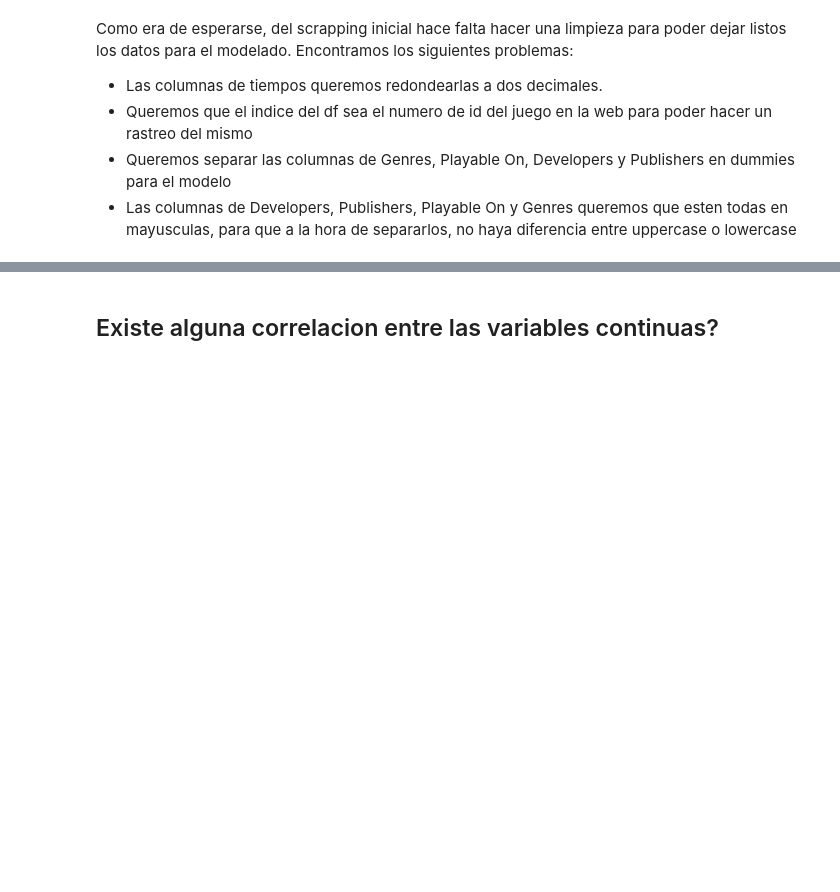
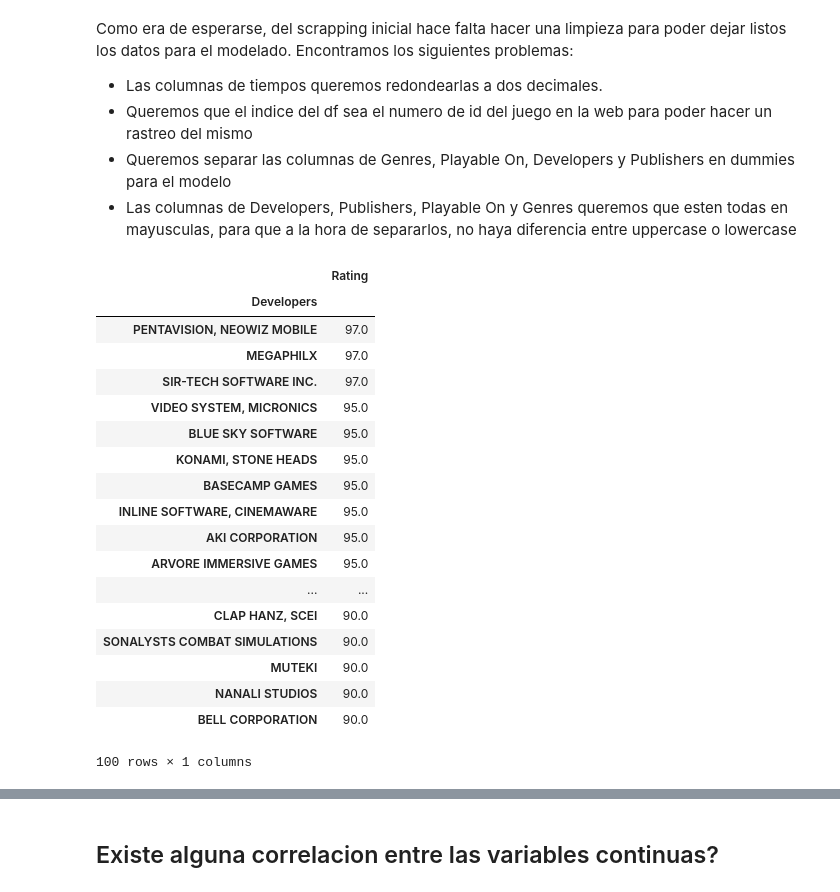
Before and after one commit to raharari/HLTB-Scrapper, a Jupyter notebook: Data Cleaning y Modelado.ipynb, the cells around one changed output, grey strips where cells are left out. Cells and saved outputs as stored; diff of their text form; code cells hidden in the pictures; blank space fills up the shorter version.

```diff
--- a/Data Cleaning y Modelado.ipynb
+++ b/Data Cleaning y Modelado.ipynb
@@ -19,10 +19,10 @@ import plotly.graph_objs as go
  - Se eliminaron los juegos con Type "DLC", "Expansion", etc. De esta manera solo con quedamos con jueos completos.
 # %%
 # Importo el archivo con la base de datos
-#df = pd.read_excel('C:/Users/Ramiro/Desktop/Digital House/Desafios/HLTB Scrapper/HowLongToBeat DB.xlsx')
+df = pd.read_excel('C:/Users/Ramiro/Desktop/Digital House/Desafios/HLTB Scrapper/HowLongToBeat DB.xlsx')
 #df = pd.read_excel('C:/Users/Ramiro/Desktop/Digital House/Desafios/HLTB Scrapper/HowLongToBeat DB_modificada.xlsx')
 
-df = pd.read_excel('C:/Users/rharari/Desktop/Data Science/HowLongToBeat DB.xlsx')
+#df = pd.read_excel('C:/Users/rharari/Desktop/Data Science/HowLongToBeat DB.xlsx')
 # %%
 df.info()
 # %% [output]
@@ -104,3 +100,29 @@ df = df.drop(columns='Id')
+# %%
+devs = df[['Developers', 'Rating']]
+# %%
+d = devs.groupby('Developers').mean()
+# %%
+d.sort_values('Rating', ascending=False)[0:100]
+# %% [output]
+|  | Rating |
+| Developers |  |
+| PENTAVISION, NEOWIZ MOBILE | 97.0 |
+| MEGAPHILX | 97.0 |
+| SIR-TECH SOFTWARE INC. | 97.0 |
+| VIDEO SYSTEM, MICRONICS | 95.0 |
+| BLUE SKY SOFTWARE | 95.0 |
+| KONAMI, STONE HEADS | 95.0 |
+| BASECAMP GAMES | 95.0 |
+| INLINE SOFTWARE, CINEMAWARE | 95.0 |
+| AKI CORPORATION | 95.0 |
+| ARVORE IMMERSIVE GAMES | 95.0 |
+| ... | ... |
+| CLAP HANZ, SCEI | 90.0 |
+| SONALYSTS COMBAT SIMULATIONS | 90.0 |
+| MUTEKI | 90.0 |
+| NANALI STUDIOS | 90.0 |
+| BELL CORPORATION | 90.0 |
+100 rows × 1 columns
 # %%
 df.head(10)
 # %% [output]
```
Also changed, not shown: parts of 24 cells of this notebook.
